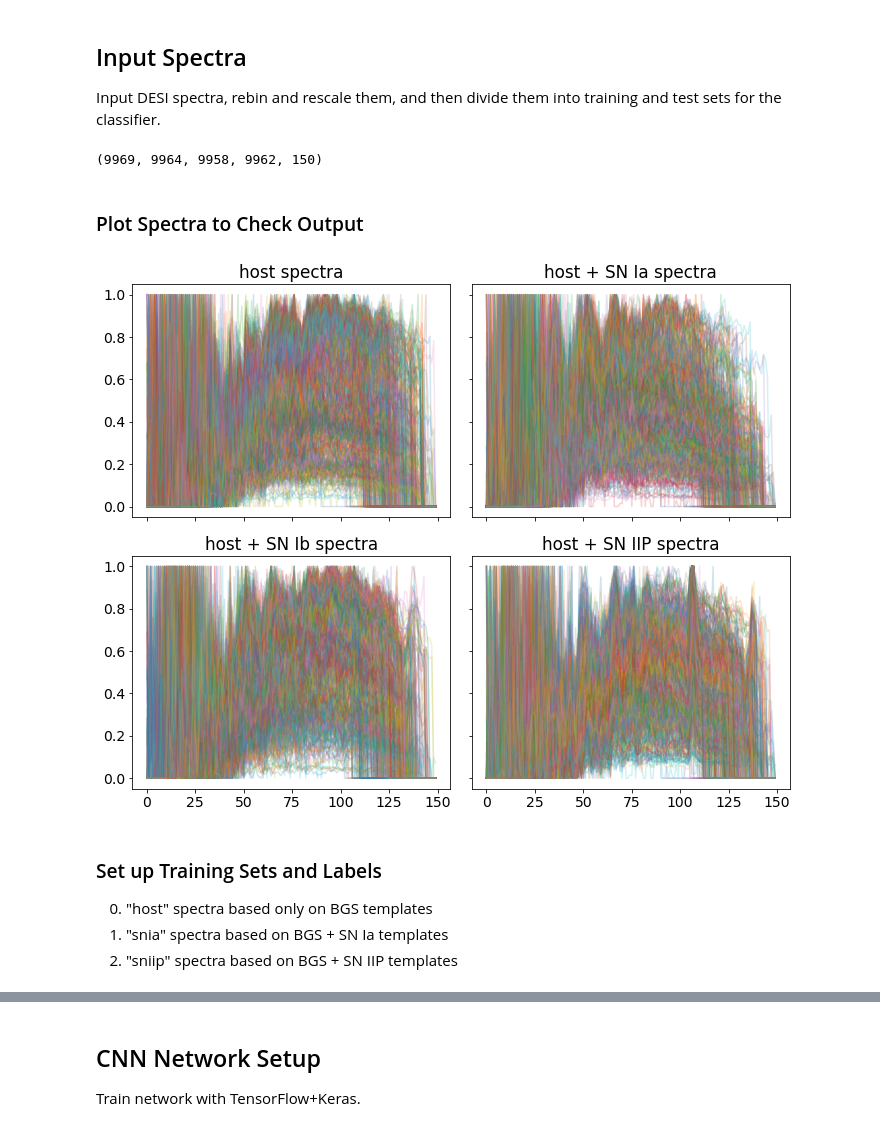
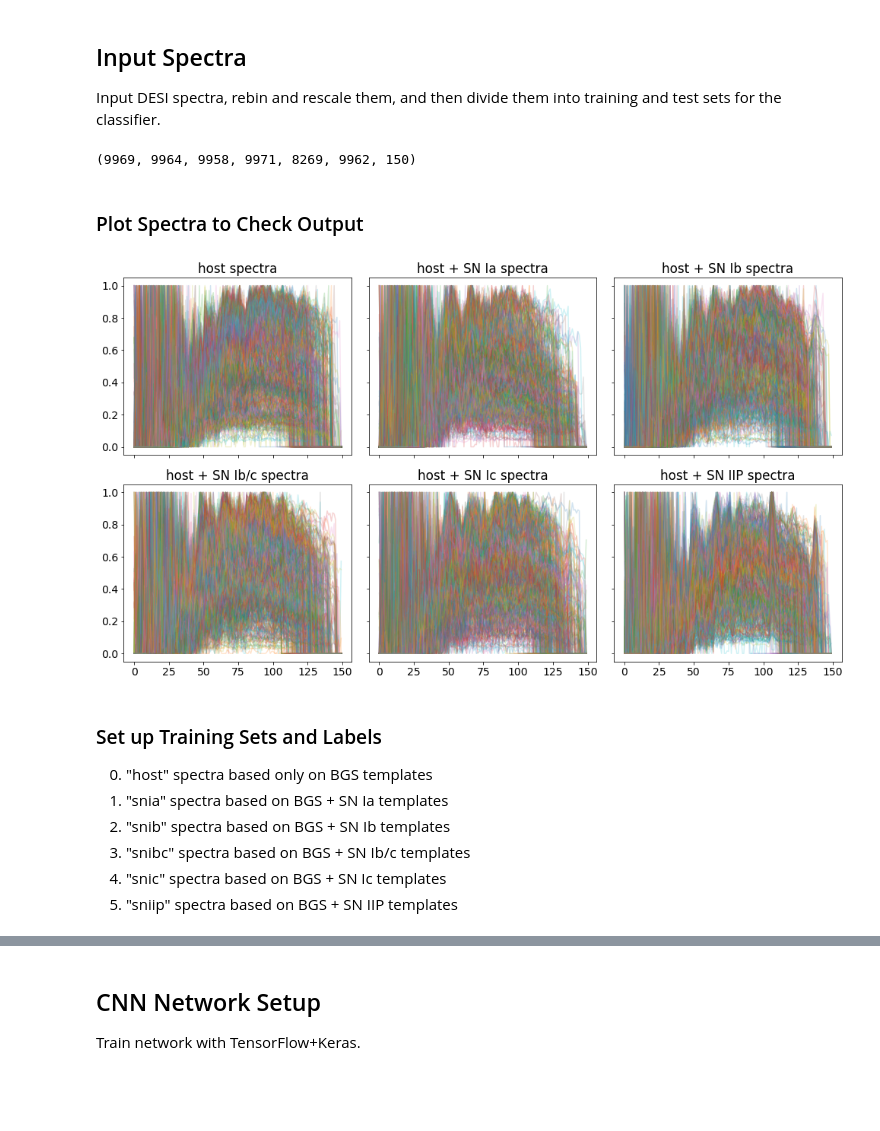
Before and after one commit to desihub/timedomain, a Jupyter notebook: desitrip/docs/nb/cnn_multilabel-restframe.ipynb, the cells around one changed output, grey strips where cells are left out. Saved outputs shown, nothing was run; the diff lists cells and outputs as text; code cells hidden in the pictures; blank space fills up the shorter version.

```diff
--- a/desitrip/docs/nb/cnn_multilabel-restframe.ipynb
+++ b/desitrip/docs/nb/cnn_multilabel-restframe.ipynb
@@ -83,6 +83,14 @@ snia_flux  = condition_spectra(snia_files, snia_truth)
 snib_truth = sorted(glob('../../../../bgs/150s/sn_ib/*/*truth.fits'))
 snib_files = sorted(glob('../../../../bgs/150s/sn_ib/*/*coadd.fits'))
 snib_flux  = condition_spectra(snib_files, snib_truth)
+# %%
+snibc_truth = sorted(glob('../../../../bgs/150s/sn_ibc/*/*truth.fits'))
+snibc_files = sorted(glob('../../../../bgs/150s/sn_ibc/*/*coadd.fits'))
+snibc_flux  = condition_spectra(snibc_files, snibc_truth)
+# %%
+snic_truth = sorted(glob('../../../../bgs/150s/sn_ic/*/*truth.fits'))
+snic_files = sorted(glob('../../../../bgs/150s/sn_ic/*/*coadd.fits'))
+snic_flux  = condition_spectra(snic_files, snic_truth)
 # %%
 sniip_truth = sorted(glob('../../../../bgs/150s/sn_iip/*/*truth.fits'))
 sniip_files = sorted(glob('../../../../bgs/150s/sn_iip/*/*coadd.fits'))
@@ -91,44 +99,57 @@ sniip_flux  = condition_spectra(sniip_files, sniip_truth)
 nhost, nbins  = host_flux.shape
 nsnia, nbins  = snia_flux.shape
 nsnib, nbins  = snib_flux.shape
+nsnibc, nbins = snibc_flux.shape
+nsnic, nbins  = snic_flux.shape
 nsniip, nbins = sniip_flux.shape
-nhost, nsnia, nsnib, nsniip, nbins
+nhost, nsnia, nsnib, nsnibc, nsnic, nsniip, nbins
 # %% [output]
-(9969, 9964, 9958, 9962, 150)
+(9969, 9964, 9958, 9971, 8269, 9962, 150)
 # %% [markdown]
 ### Plot Spectra to Check Output
 # %%
-fig, axes = plt.subplots(2,2, figsize=(10,8), sharex=True, sharey=True)
+fig, axes = plt.subplots(2,3, figsize=(14,8), sharex=True, sharey=True)
 axes = axes.flatten()
 
 for i in range(0,500):
 
     ax = axes[0]
     ax.plot(host_flux[i], alpha=0.2)
 
     ax = axes[1]
     ax.plot(snia_flux[i], alpha=0.2)
 
     ax = axes[2]
     ax.plot(snib_flux[i], alpha=0.2)
 
     ax = axes[3]
+    ax.plot(snibc_flux[i], alpha=0.2)
+
+    ax = axes[4]
+    ax.plot(snic_flux[i], alpha=0.2)
+
+    ax = axes[5]
     ax.plot(sniip_flux[i], alpha=0.2)
 
 axes[0].set_title('host spectra')
 axes[1].set_title('host + SN Ia spectra')
 axes[2].set_title('host + SN Ib spectra')
-axes[3].set_title('host + SN IIP spectra')
+axes[3].set_title('host + SN Ib/c spectra')
+axes[4].set_title('host + SN Ic spectra')
+axes[5].set_title('host + SN IIP spectra')
 
 fig.tight_layout()
 # %% [output]
-[figure, old version]
+[figure, new version]
 # %% [markdown]
 ### Set up Training Sets and Labels
 
 0. "host" spectra based only on BGS templates
-1. "snia" spectra based on BGS + SN Ia templates
-2. "sniip" spectra based on BGS + SN IIP templates
+0. "snia" spectra based on BGS + SN Ia templates
+0. "snib" spectra based on BGS + SN Ib templates
+0. "snibc" spectra based on BGS + SN Ib/c templates
+0. "snic" spectra based on BGS + SN Ic templates
+0. "sniip" spectra based on BGS + SN IIP templates
 # %%
 x = np.concatenate([host_flux,
                     snia_flux,
```
Also changed, not shown: parts of 12 cells of this notebook.
